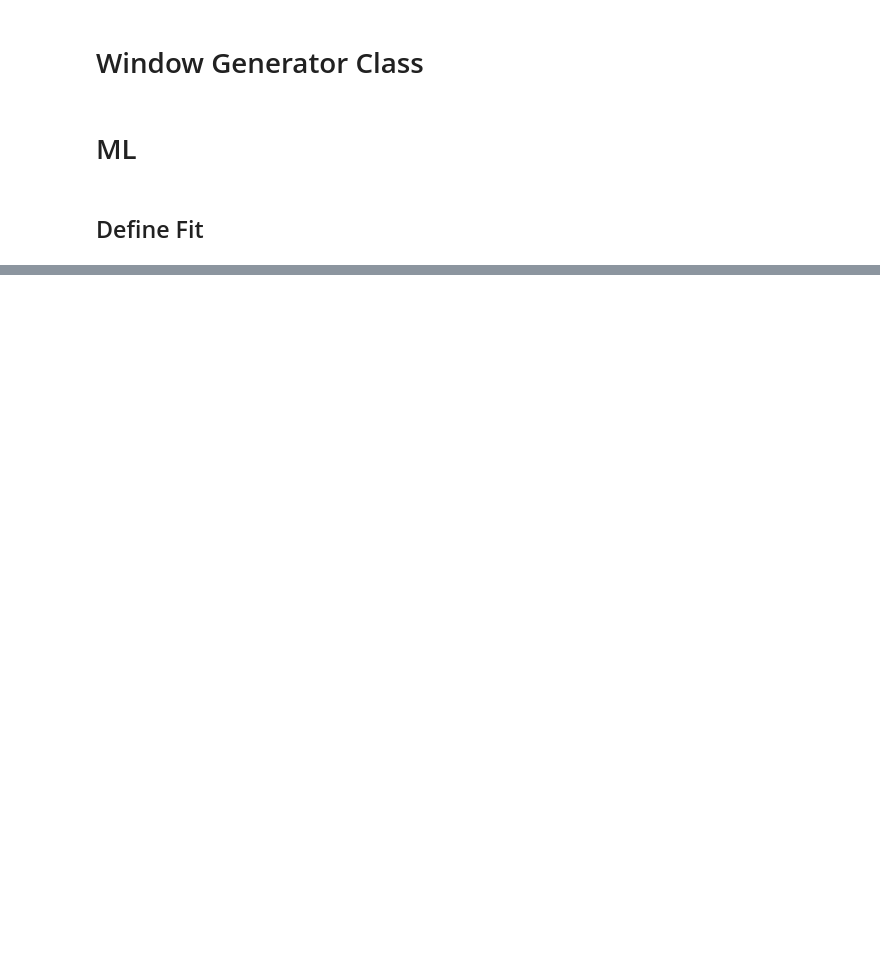
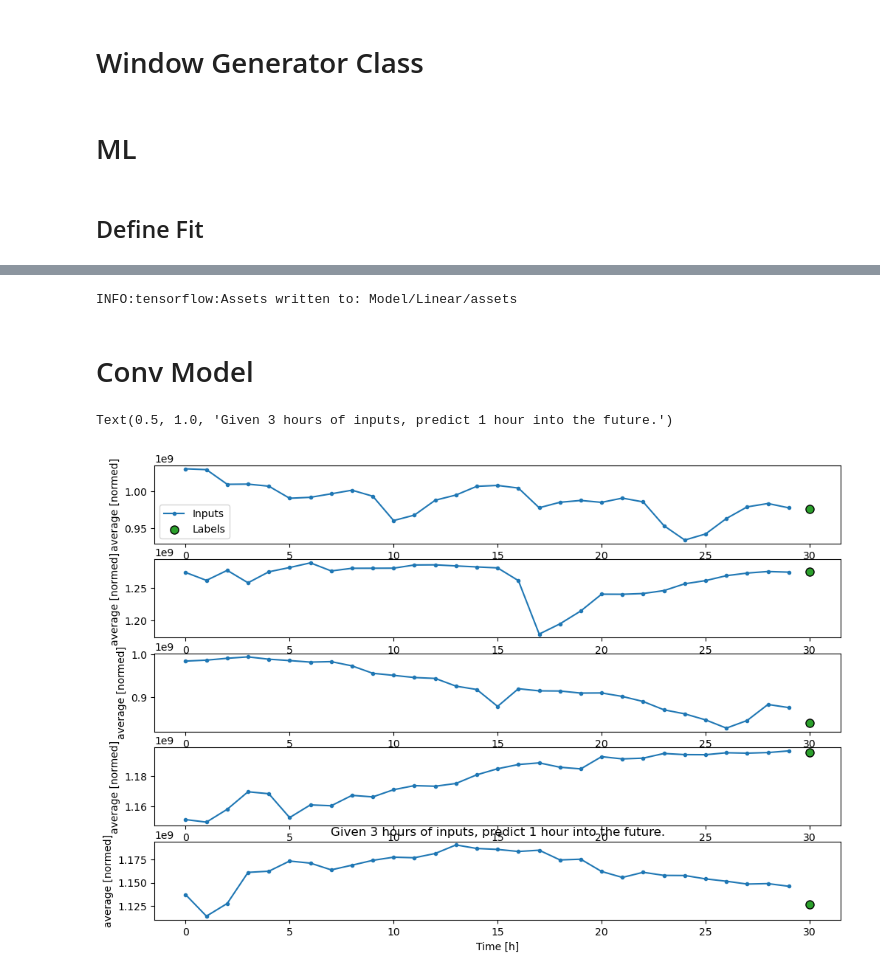
Before and after one commit to Ben10164/CPSC325-OSRS-Project, a Jupyter notebook: Predictor.ipynb, the cells around one changed output, grey strips where cells are left out. Cells and saved outputs as stored; diff of their text form; code cells hidden in the pictures; blank space fills up the shorter version.

```diff
--- a/Predictor.ipynb
+++ b/Predictor.ipynb
@@ -237,0 +306,7 @@ single_step_window
+# %%
+conv_window = WindowGenerator(
+    input_width=CONV_WIDTH,
+    label_width=1,
+    shift=1,
+    label_columns=['average'])
+conv_window
@@ -268,0 +411,20 @@ test_df['average'].plot()
+# %%
+linear.save('Models/Linear')
+# %% [output]
+INFO:tensorflow:Assets written to: Model/Linear/assets
+# %% [markdown]
+# Conv Model
+# %%
+conv_model = tf.keras.Sequential([
+    tf.keras.layers.Conv1D(filters=32,
+                           kernel_size=(CONV_WIDTH,),
+                           activation='relu'),
+    tf.keras.layers.Dense(units=32, activation='relu'),
+    tf.keras.layers.Dense(units=1),
+])
+
+conv_window.plot()
+plt.title("Given 3 hours of inputs, predict 1 hour into the future.")
+# %% [output]
+Text(0.5, 1.0, 'Given 3 hours of inputs, predict 1 hour into the future.')
+[figure, added]
```
Also changed, not shown: parts of 29 cells of this notebook.
